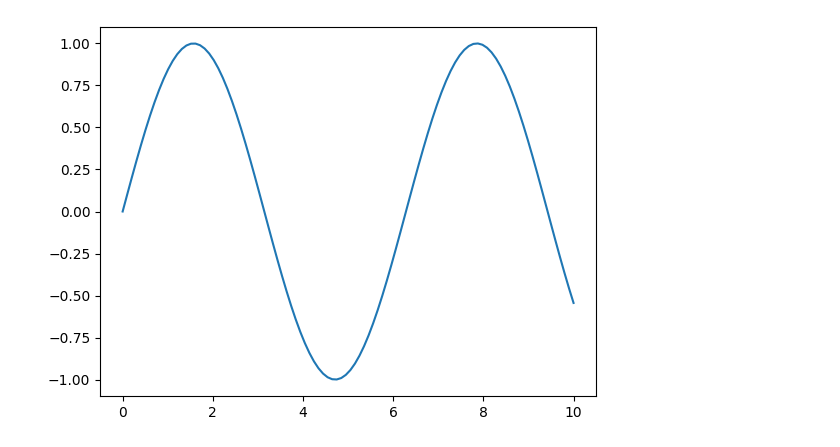
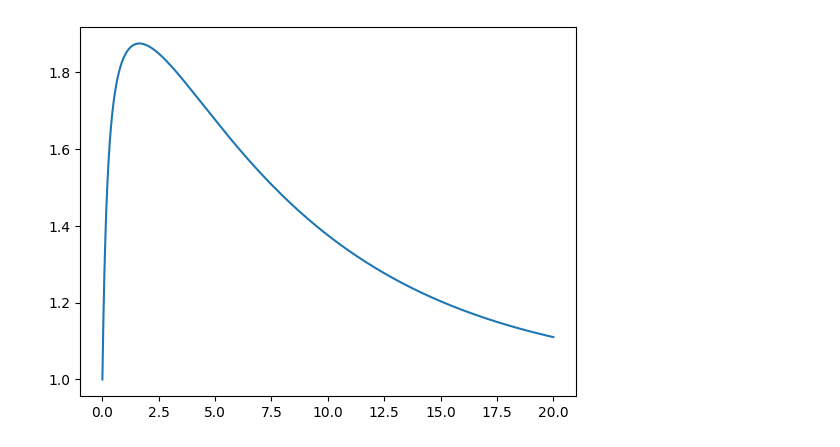
Before and after one commit to mattia0345/Research, a Jupyter notebook: test_notebook.ipynb, the cells around one changed output. Drawn from its saved outputs; the diff is of its cells as text; code cells hidden in the pictures.

```diff
--- a/test_notebook.ipynb
+++ b/test_notebook.ipynb
@@ -3,17 +3,22 @@ import numpy as np
 import matplotlib.pyplot as plt
 import scipy as sp
 from scipy.integrate import odeint
-from scipy.integrate import odeint
-def dEdt(t, E, k_vec):
-    a, b, c = E
-    k1, k2, k3 = k_vec
-    return [k1*(b - a) + k2*(b**2 - a*b),
-            k1*(a - b) + k2*(a*b - b**2) + k3*(c - b),
-            k3*(b - c)]
-a0 = 10; b0 = 8; c0 = 5; E0 = (a0, b0, c0)
-
-t = np.linspace(0, 10, 10000)
-
-sol = odeint(from scipy.integrate import odeint
+from scipy.integrate import solve_ivp
-# %% [output]
-[figure, removed]
+# %%
+def dEdt(t, E, k1, k2, k3, r_a, r_c):
+    a, b, c, a_tild, c_tild = E
+    return [k1*(b - a) + k2*(b**2 - a*b) - r_a*a + r_a*a_tild,
+            k1*(a - b) + k2*(a*b - b**2) + k3*(c - b),
+            k3*(b - c) + r_c - r_c*c - r_c*c + r_c*c_tild,
+            -r_a*a_tild + r_a*a,
+            -r_c*c_tild + r_c*c]
+a0 = 1; b0 = 2; c0 = 3; a0_tild = 2; c0_tild = 4; E0 = (a0, b0, c0, a0_tild, c0_tild)
+r_a = 1; r_c = 1
+t = np.linspace(0, 20, 10000)
+
+sol = odeint(dEdt, y0 = E0, t = t, args = (1, 1, 1, r_a, r_c), tfirst=True)
+# %%
+plt.plot(t, a_sol, label = "[A]")
+plt.show()
+# %% [output]
+[figure, added]
```
Also changed, not shown: parts of 1 cell of this notebook.
